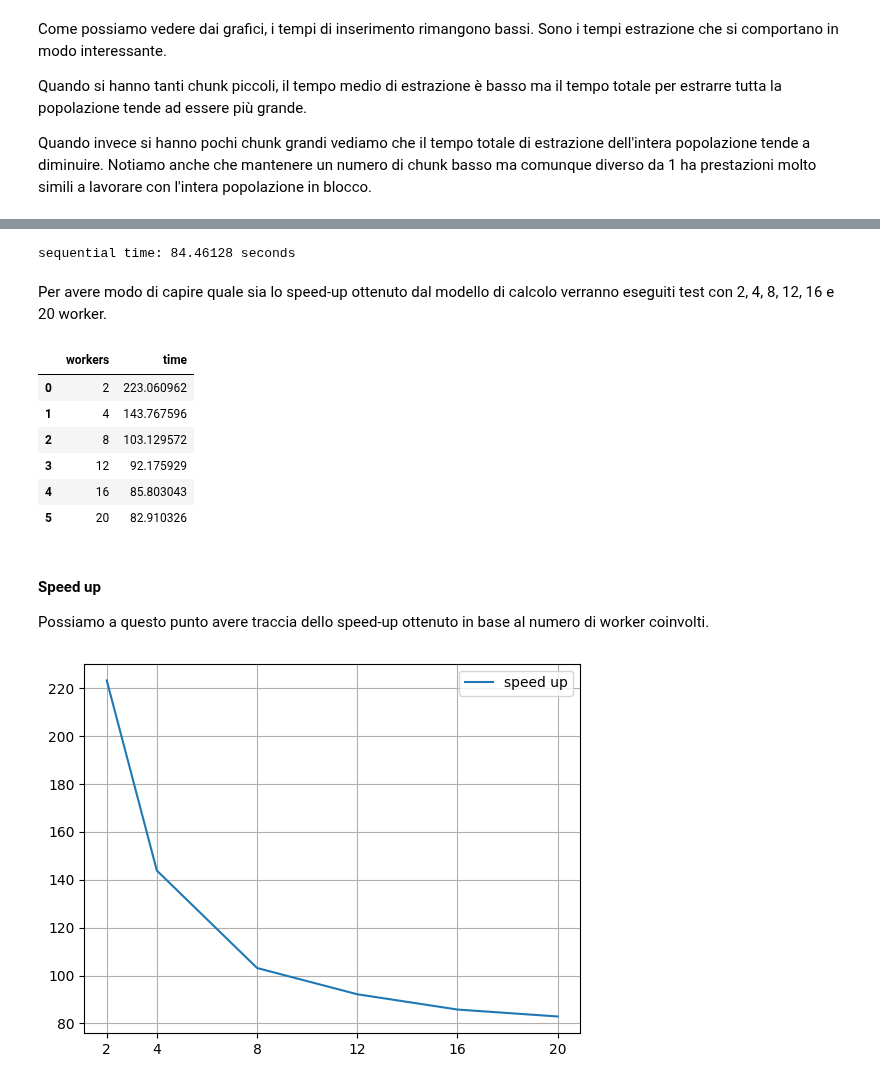
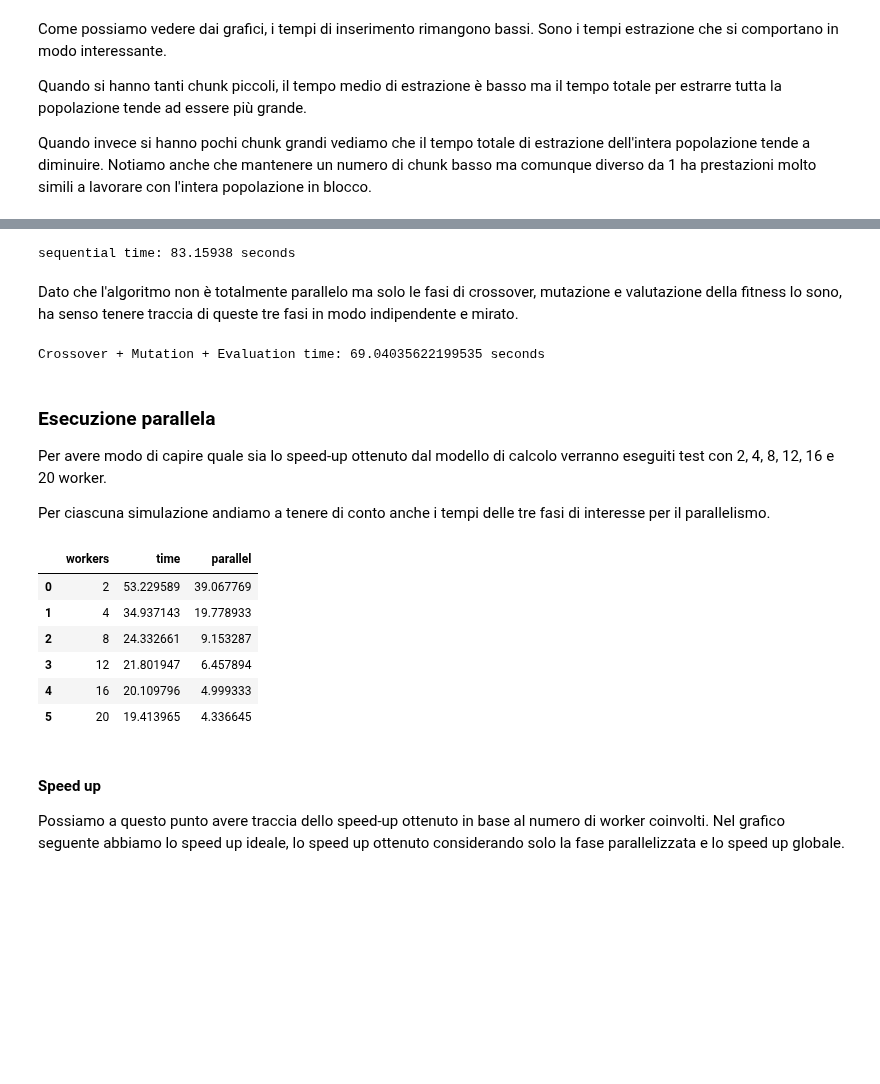
Before and after one commit to FedericoBustaffa/thesis, a Jupyter notebook: src/notebook.ipynb, the cells around one changed output, grey strips where cells are left out. Saved outputs shown, nothing was run; the diff lists cells and outputs as text; code cells hidden in the pictures; blank space fills up the shorter version.

```diff
--- a/src/notebook.ipynb
+++ b/src/notebook.ipynb
@@ -383,46 +383,60 @@ from ppga import solver
 # %%
+from ppga import solver
+
+generations = 20
+
 ga = solver.GeneticSolver()
 start = time.perf_counter()
-seq_best, seq_stats = ga.run(toolbox, 10000, 10, base.Statistics())
+seq_best, seq_stats = ga.run(toolbox, 10000, generations, base.Statistics())
 sequential_time = time.perf_counter() - start
 
 print(f"sequential time: {sequential_time:.5f} seconds")
 # %% [output]
-sequential time: 84.46128 seconds
+sequential time: 83.15938 seconds
+# %% [markdown]
+Dato che l'algoritmo non è totalmente parallelo ma solo le fasi di crossover,
+mutazione e valutazione della fitness lo sono, ha senso tenere traccia di
+queste tre fasi in modo indipendente e mirato.
+# %%
+seq_cme = sum([seq_stats["crossover"], seq_stats["mutation"], seq_stats["evaluation"]])
+print(f"Crossover + Mutation + Evaluation time: {seq_cme} seconds")
+# %% [output]
+Crossover + Mutation + Evaluation time: 69.04035622199535 seconds
 # %% [markdown]
+### Esecuzione parallela
+
 Per avere modo di capire quale sia lo speed-up ottenuto dal modello di calcolo
 verranno eseguiti test con 2, 4, 8, 12, 16 e 20 worker.
+
+Per ciascuna simulazione andiamo a tenere di conto anche i tempi delle tre fasi
+di interesse per il parallelismo.
 # %%
 workers = [2, 4, 8, 12, 16, 20]
 
-timings = {"workers": workers, "time": []}
+timings = {"workers": workers, "time": [], "parallel": []}
 for w in workers:
     qga = solver.QueuedGeneticSolver(w)
     start = time.perf_counter()
-    queue_best, queue_stats = await qga.solve(toolbox, 10000, 50, base.Statistics())
+    queue_best, queue_stats = await qga.solve(
+        toolbox, 10000, generations, base.Statistics()
+    )
     queue_time = time.perf_counter() - start
     timings["time"].append(queue_time)
+    timings["parallel"].append(queue_stats["parallel"])
 
 timings = pd.DataFrame(timings)
 timings
 # %% [output]
-|  | workers | time |
-| 0 | 2 | 223.060962 |
-| 1 | 4 | 143.767596 |
-| 2 | 8 | 103.129572 |
-| 3 | 12 | 92.175929 |
-| 4 | 16 | 85.803043 |
-| 5 | 20 | 82.910326 |
+|  | workers | time | parallel |
+| 0 | 2 | 53.229589 | 39.067769 |
+| 1 | 4 | 34.937143 | 19.778933 |
+| 2 | 8 | 24.332661 | 9.153287 |
+| 3 | 12 | 21.801947 | 6.457894 |
+| 4 | 16 | 20.109796 | 4.999333 |
+| 5 | 20 | 19.413965 | 4.336645 |
 # %% [markdown]
 #### Speed up
 
 Possiamo a questo punto avere traccia dello speed-up ottenuto in base al numero di worker
-coinvolti.
+coinvolti. Nel grafico seguente abbiamo lo speed up ideale, lo speed up ottenuto considerando
+solo la fase parallelizzata e lo speed up globale.
-# %%
-plt.xticks(timings["workers"])
-plt.plot(timings["workers"], timings["time"], label="speed up")
-plt.legend()
-plt.grid()
-plt.show()
-# %% [output]
-[figure, removed]
```
Also changed, not shown: parts of 14 cells of this notebook, 1 other file.
